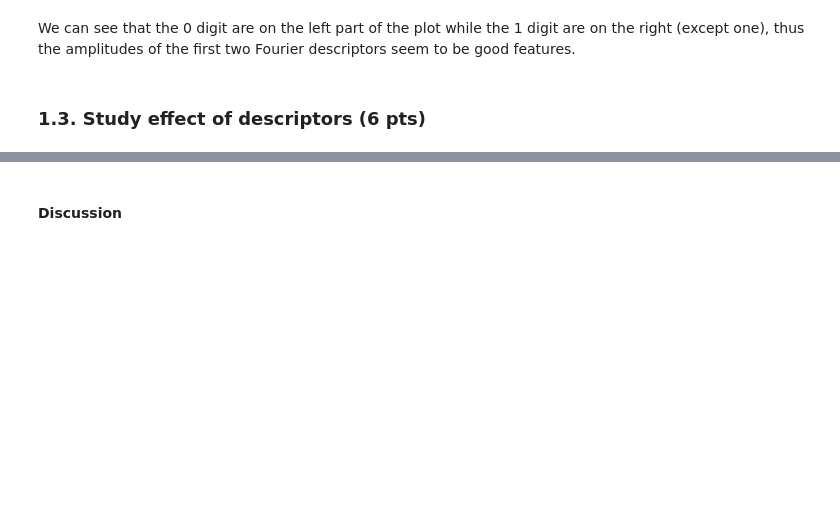
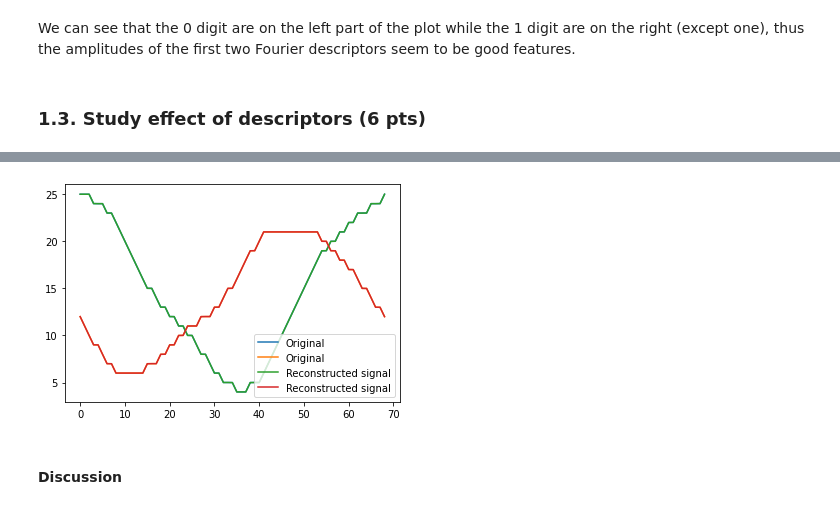
Before and after one commit to rinoago/iapr, a Jupyter notebook: labs/lab_02_object_description.ipynb, the cells around one changed output, grey strips where cells are left out. Drawn from its saved outputs; the diff is of its cells as text; code cells hidden in the pictures; blank space fills up the shorter version.

```diff
--- a/labs/lab_02_object_description.ipynb
+++ b/labs/lab_02_object_description.ipynb
@@ -364,3 +444,26 @@ plt.show()
+# %%
+import numpy as np
+
+# Generate a signal
+x = zero
+
+# Compute Fourier coefficients
+fft_x = np.fft.fft(x)
+
+# Set some coefficients to zero to demonstrate the effect of reconstruction
+fft_x[100:len(fft_x)] = 0
+
+# Reconstruct the signal using the inverse Fourier transform
+x_recon = np.fft.ifft(fft_x)
+
+# Plot the original and reconstructed signals
+import matplotlib.pyplot as plt
+plt.plot(zero, label='Original')
+plt.plot(x_recon.real, label='Reconstructed signal')
+plt.legend()
+plt.show()
+# %% [output]
+[figure, added]
 # %% [markdown]
 #### Discussion
 # %% [markdown]
```
Also changed, not shown: parts of 13 cells of this notebook.
